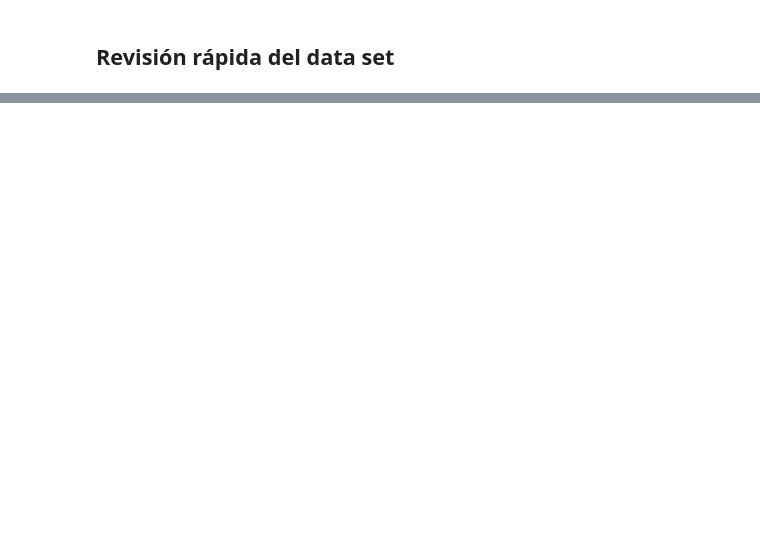
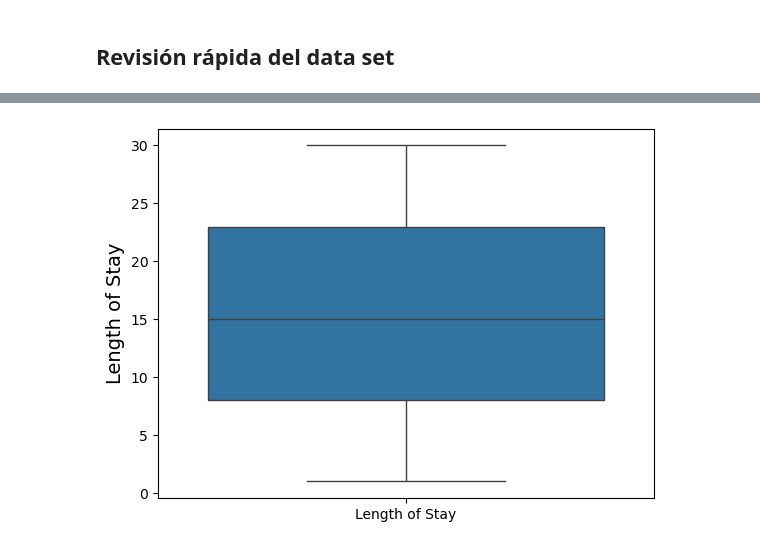
Before and after one commit to Mr-Maccoy/BigData, a Jupyter notebook: G1_SC707_Avance1_LN.ipynb, the cells around one changed output, grey strips where cells are left out. Saved outputs shown, nothing was run; the diff lists cells and outputs as text; code cells hidden in the pictures; blank space fills up the shorter version.

```diff
--- a/G1_SC707_Avance1_LN.ipynb
+++ b/G1_SC707_Avance1_LN.ipynb
@@ -157,0 +178,8 @@ plt.show()
+# %%
+import seaborn as sns
+
+bp = sns.boxplot(data=df_healthcare.loc[:, ["Length of Stay"]])
+
+_ = bp.set_ylabel("Length of Stay")
+# %% [output]
+[figure, added]
```
Also changed, not shown: parts of 5 cells of this notebook, 1 other file.
